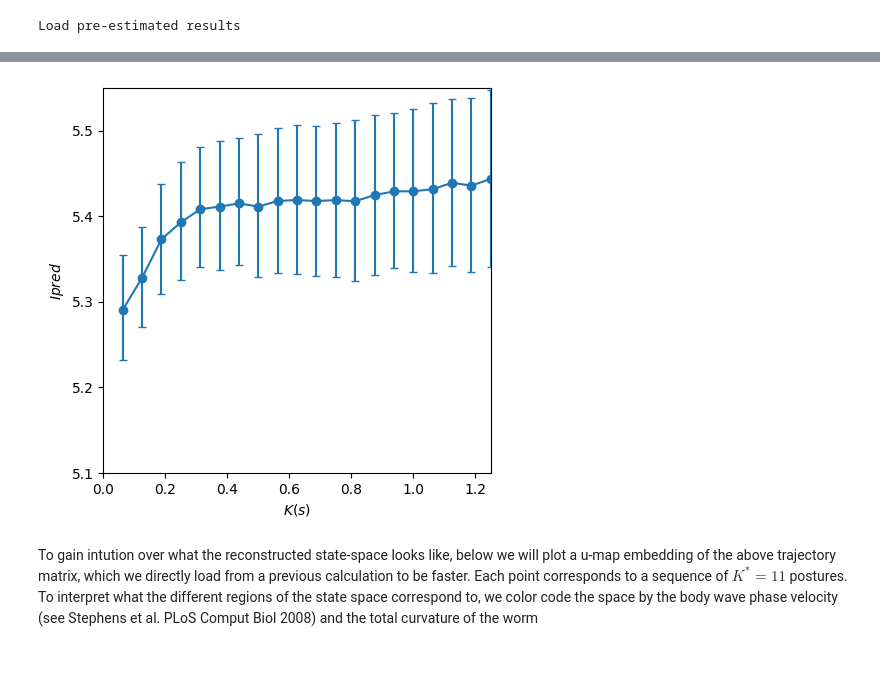
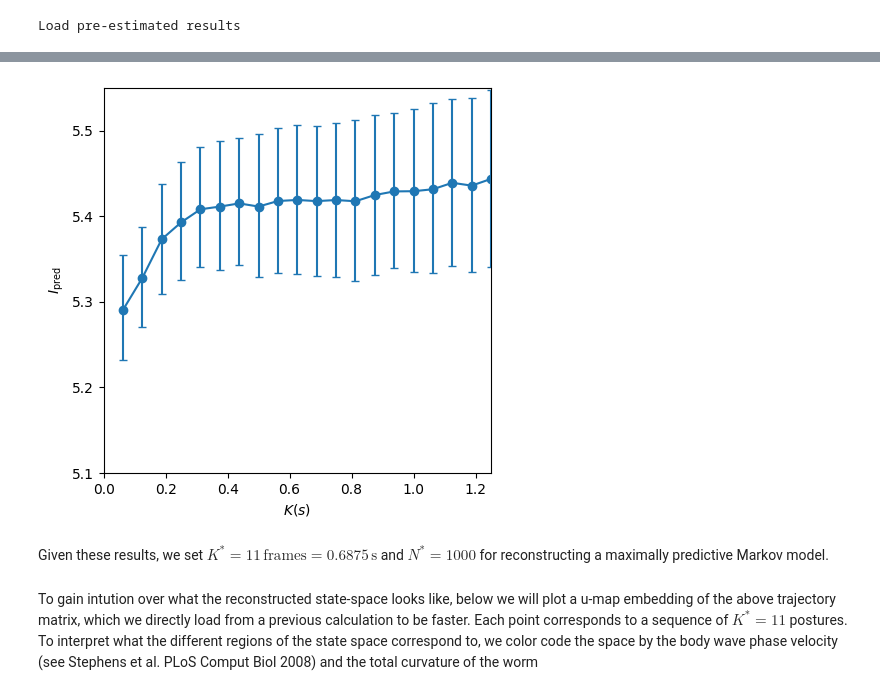
Before and after one commit to AntonioCCosta/DPG_PhysicsBehavior_2026, a Jupyter notebook: notebooks/notebook_4_worm.ipynb, the cells around one changed output, grey strips where cells are left out. Drawn from its saved outputs; the diff is of its cells as text; code cells hidden in the pictures; blank space fills up the shorter version.

```diff
--- a/notebooks/notebook_4_worm.ipynb
+++ b/notebooks/notebook_4_worm.ipynb
@@ -208,13 +229,15 @@ plt.show()
 # %%
 plt.figure(figsize=(5,5))
 plt.errorbar(range_Ks*dt,mean_Ipred,yerr = [mean_Ipred-cil_Ipred,ciu_Ipred-mean_Ipred],capsize=3,marker='o')
 plt.xlim(0,1.25)
 plt.ylim(5.1,5.55)
-plt.ylabel('$Ipred$')
+plt.ylabel(r'$I_\text{pred}$')
 plt.xlabel('$K(s)$')
 plt.show()
 # %% [output]
-[figure, old version]
+[figure, new version]
+# %% [markdown]
+Given these results, we set $K^*=11\,\text{frames}=0.6875\,\text{s}$ and $N^*=1000$ for reconstructing a maximally predictive Markov model.
 # %%
 K_star=11
 traj_matrix = embed.trajectory_matrix(tseries_all,K=K_star-1)
```
Also changed, not shown: parts of 11 cells of this notebook.
